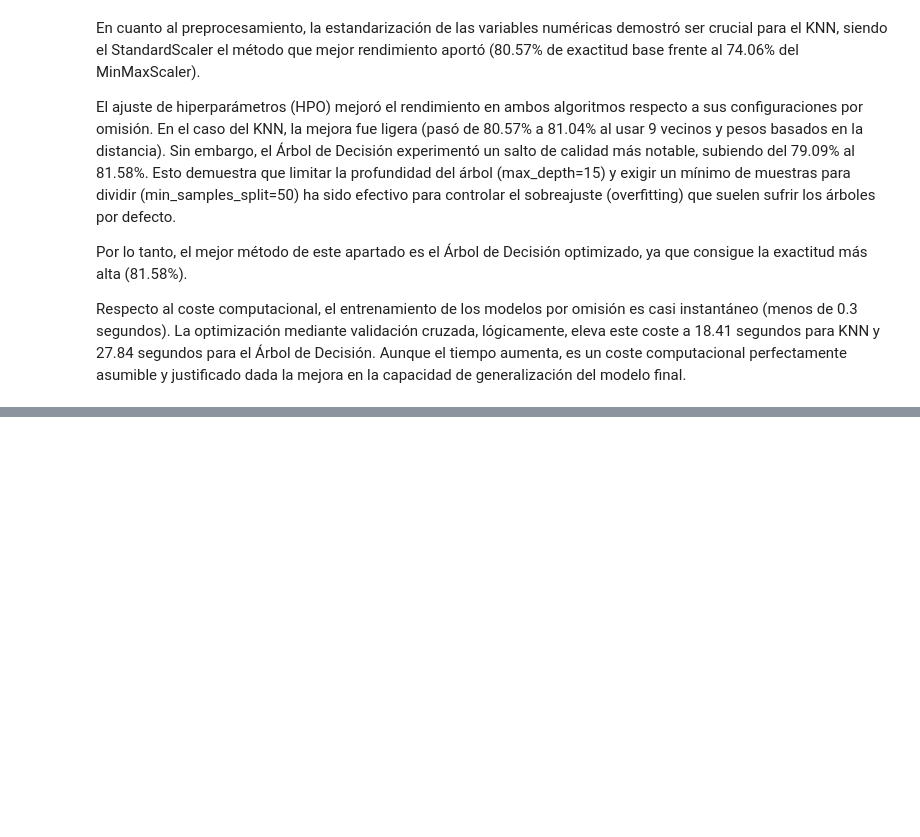
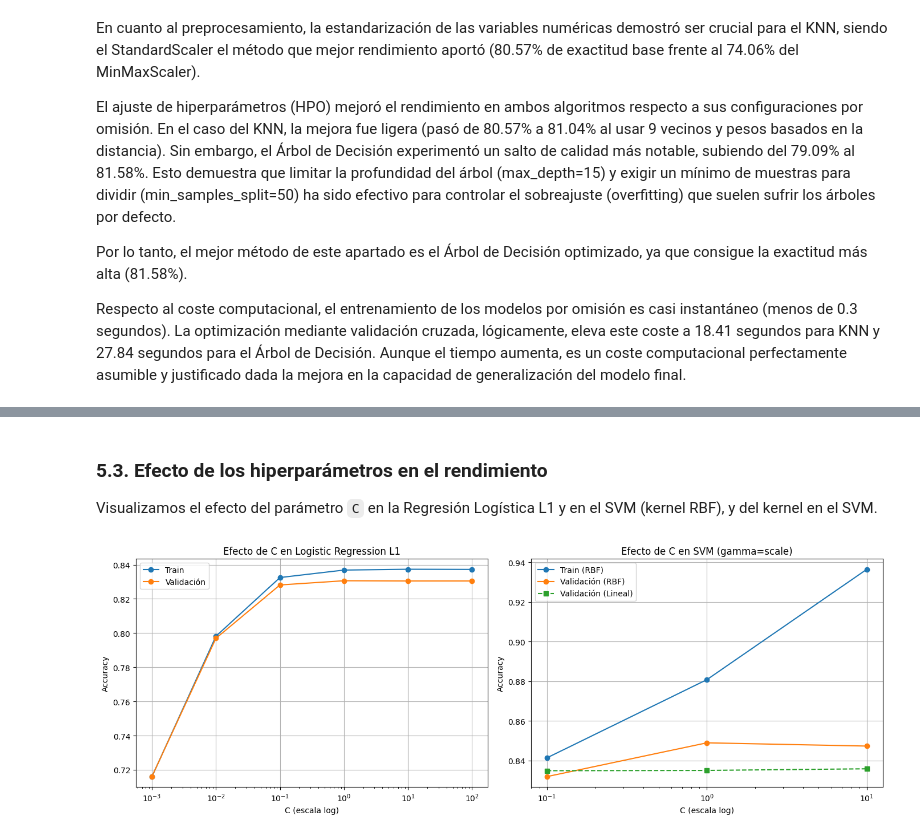
Before and after one commit to jaimesanchez-dev/Practica-1-Machine-Learning-3-Carrera, a Jupyter notebook: main.ipynb, the cells around one changed output, grey strips where cells are left out. Cells and saved outputs as stored; diff of their text form; code cells hidden in the pictures; blank space fills up the shorter version.

```diff
--- a/main.ipynb
+++ b/main.ipynb
@@ -819,0 +1066,38 @@ Respecto al coste computacional, el entrenamiento de los modelos por omisión es
+# %% [markdown]
+### 5.3. Efecto de los hiperparámetros en el rendimiento
+
+Visualizamos el efecto del parámetro `C` en la Regresión Logística L1 y en el SVM (kernel RBF), y del kernel en el SVM.
+# %%
+fig, axes = plt.subplots(1, 2, figsize=(14, 5))
+
+# --- Plot 1: Efecto de C en Logística L1 ---
+res_l1 = pd.DataFrame(grid_lr_l1.cv_results_)
+axes[0].plot(res_l1['param_classifier__C'], res_l1['mean_train_score'], marker='o', label='Train')
+axes[0].plot(res_l1['param_classifier__C'], res_l1['mean_test_score'],  marker='o', label='Validación')
+axes[0].set_xscale('log')
+axes[0].set_xlabel('C (escala log)')
+axes[0].set_ylabel(METRICA.capitalize())
+axes[0].set_title('Efecto de C en Logistic Regression L1')
+axes[0].legend()
+axes[0].grid(True)
+
+# --- Plot 2: Efecto de C en SVM (kernel RBF, gamma='scale') ---
+res_svm = pd.DataFrame(grid_svm.cv_results_)
+mask_rbf = (res_svm['param_classifier__kernel'] == 'rbf') & \
+           (res_svm['param_classifier__gamma']  == 'scale')
+axes[1].plot(res_svm[mask_rbf]['param_classifier__C'], res_svm[mask_rbf]['mean_train_score'], marker='o', label='Train (RBF)')
+axes[1].plot(res_svm[mask_rbf]['param_classifier__C'], res_svm[mask_rbf]['mean_test_score'],  marker='o', label='Validación (RBF)')
+mask_lin = (res_svm['param_classifier__kernel'] == 'linear') & \
+           (res_svm['param_classifier__gamma']  == 'scale')
+axes[1].plot(res_svm[mask_lin]['param_classifier__C'], res_svm[mask_lin]['mean_test_score'], marker='s', linestyle='--', label='Validación (Lineal)')
+axes[1].set_xscale('log')
+axes[1].set_xlabel('C (escala log)')
+axes[1].set_ylabel(METRICA.capitalize())
+axes[1].set_title('Efecto de C en SVM (gamma=scale)')
+axes[1].legend()
+axes[1].grid(True)
+
+plt.tight_layout()
+plt.show()
+# %% [output]
+[figure, added]
```
Also changed, not shown: parts of 15 cells of this notebook.
